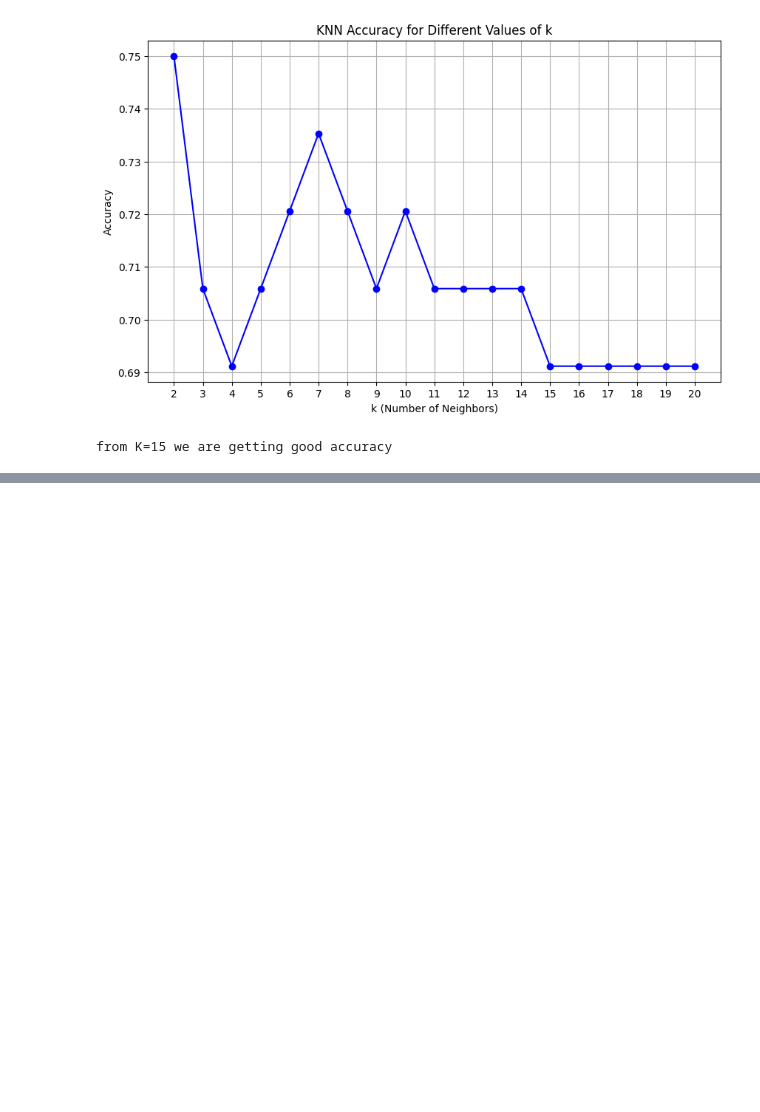
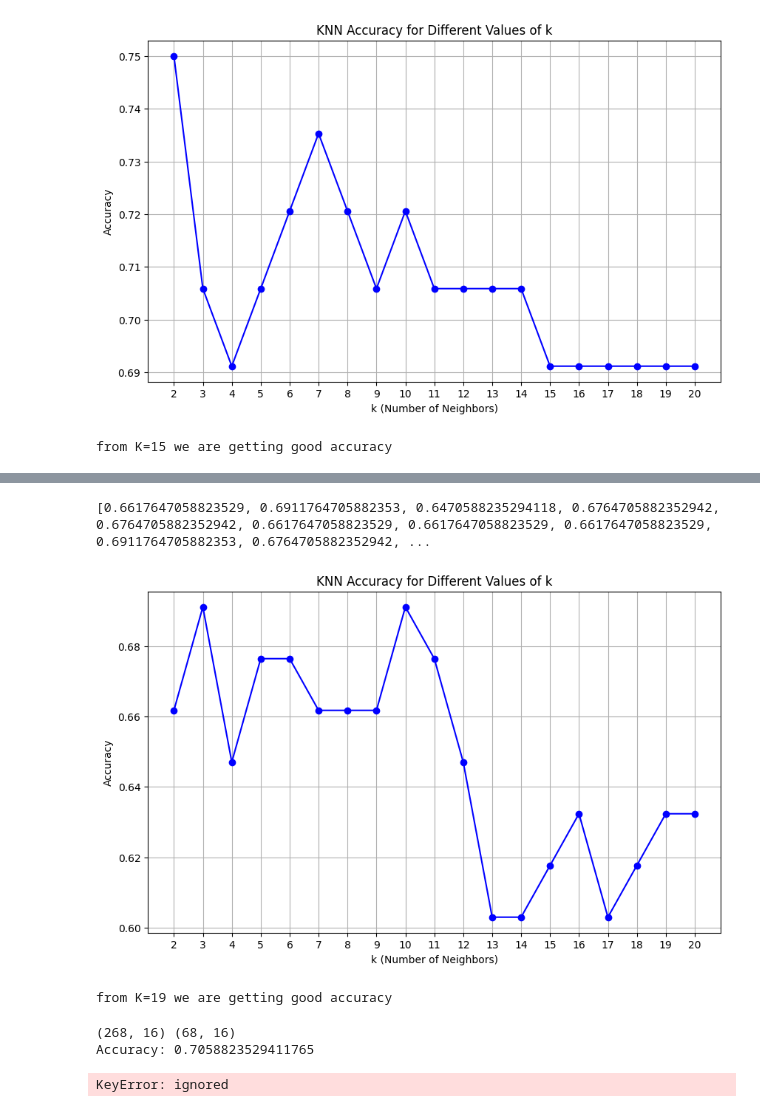
Before and after one commit to LAGISHETTYNANDITHA/2203A52097, a Jupyter notebook: statml_project.ipynb, the cells around one changed output, grey strips where cells are left out. Drawn from its saved outputs; the diff is of its cells as text; code cells hidden in the pictures; blank space fills up the shorter version.

```diff
--- a/statml_project.ipynb
+++ b/statml_project.ipynb
@@ -517,0 +577,29 @@ Explained Variance Ratio: [0.23769423 0.20035609]
+# %%
+import numpy as np
+from sklearn.model_selection import train_test_split
+from sklearn.neighbors import KNeighborsClassifier
+from sklearn.metrics import accuracy_score, classification_report
+import matplotlib.pyplot as plt
+x_train, x_test, y_train, y_test = train_test_split(X_pca, target, test_size=0.2, random_state=42)
+k_values = list(range(2, 21))
+accuracy_scores = []
+for k in k_values:
+    knn = KNeighborsClassifier(n_neighbors=k)
+    knn.fit(x_train, y_train)
+    y_pred = knn.predict(x_test)
+    accuracy = accuracy_score(y_test, y_pred)
+    accuracy_scores.append(accuracy)
+print(accuracy_scores)
+plt.figure(figsize=(10, 6))
+plt.plot(k_values, accuracy_scores, marker='o', linestyle='-', color='b')
+plt.title('KNN Accuracy for Different Values of k')
+plt.xlabel('k (Number of Neighbors)')
+plt.ylabel('Accuracy')
+plt.xticks(k_values)
+plt.grid(True)
+plt.show()
+print("from K=19 we are getting good accuracy")
+# %% [output]
+[0.6617647058823529, 0.6911764705882353, 0.6470588235294118, 0.6764705882352942, 0.6764705882352942, 0.6617647058823529, 0.6617647058823529, 0.6617647058823529, 0.6911764705882353, 0.6764705882352942, ...
+[figure, added]
+from K=19 we are getting good accuracy
@@ -517,0 +611,31 @@ Explained Variance Ratio: [0.23769423 0.20035609]
+# %%
+from sklearn.model_selection import train_test_split
+from sklearn.svm import SVC
+from sklearn.metrics import accuracy_score
+svm_classifier = SVC(kernel='linear', random_state=2)
+X_train, X_test, Y_train, Y_test = train_test_split(normalized_features,target, test_size=0.2, random_state=20)
+print(X_train.shape,X_test.shape)
+svm_classifier.fit(X_train, Y_train)
+y_pred = svm_classifier.predict(X_test)
+accuracy = accuracy_score(Y_test, y_pred)
+print("Accuracy:",accuracy)
+# %% [output]
+(268, 16) (68, 16)
+Accuracy: 0.7058823529411765
+# %%
+import numpy as np
+num_bootstrap_samples = 100
+uncertainties = []
+for i in range(50):
+    bootstrap_predictions = []
+    for _ in range(num_bootstrap_samples):
+        bootstrap_indices = np.random.choice(len(X_test), size=len(X_test), replace=True)
+        bootstrap_X_test = X_test[bootstrap_indices]
+        bootstrap_y_pred = svm_classifier.predict(bootstrap_X_test)
+        bootstrap_predictions.append(bootstrap_y_pred[i])
+    uncertainty_i = np.std(bootstrap_predictions)
+    uncertainties.append(uncertainty_i)
+print("Uncertainty for samples 1-50:")
+print(uncertainties)
+# %% [output]
+KeyError: ignored
```
Also changed, not shown: parts of 4 cells of this notebook.
